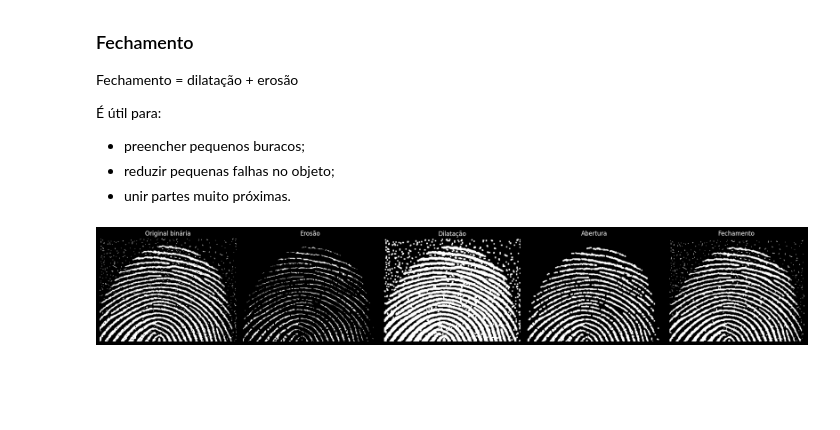
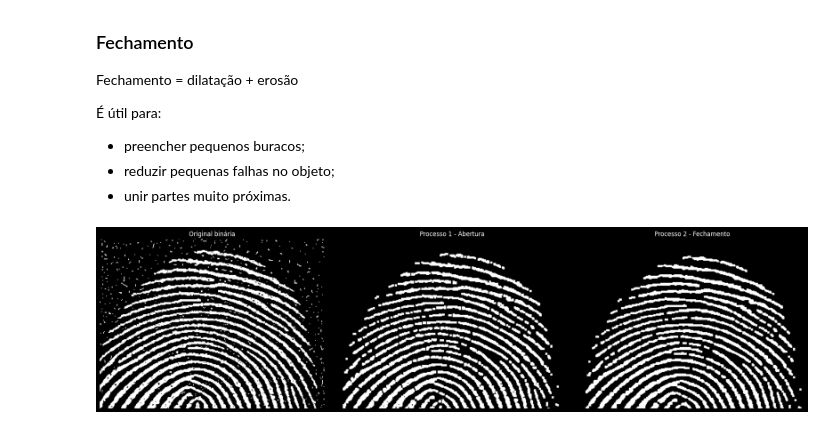
Before and after one commit to pedrxbro/digital-image-processing, a Jupyter notebook: morphological-processing/main.ipynb, the cells around one changed output. Saved outputs shown, nothing was run; the diff lists cells and outputs as text; code cells hidden in the pictures; blank space fills up the shorter version.

```diff
--- a/morphological-processing/main.ipynb
+++ b/morphological-processing/main.ipynb
@@ -188,13 +188,14 @@ def erode_image(binary_image, structuring_element):
 
     return output
 # %%
-image_path = "data/Fig0911(a)(noisy_fingerprint).tif"
+image_path = "data/Fig0905(a)(wirebond-mask).tif"
 
 gray_image = load_grayscale_image(image_path)
 binary_image = to_binary(gray_image, threshold=127)
-structuring_element = create_structuring_element("square", 3)
-image_test = erode_image(binary_image, structuring_element )
+
+structuring_element = create_structuring_element("square", 5)
+eroded_image = erode_image(binary_image, structuring_element)
 
 show_image(gray_image, "Original")
-show_image(image_test, "Teste")
+show_image(eroded_image, "Erosão")
 # %% [output]
@@ -243,12 +248,14 @@ def dilate_image(binary_image, structuring_element):
 
     return output
 # %%
-image_path = "data/Fig0911(a)(noisy_fingerprint).tif"
-
+image_path = "data/Fig0907(a)(text_gaps_1_and_2_pixels).tif"
+gray_image = load_grayscale_image(image_path)
 binary_image = to_binary(gray_image, threshold=127)
 
-structuring_element1 = create_structuring_element("square", 3)
-image_test2 = dilate_image(binary_image, structuring_element1)
-print(binary_image)
-show_image(image_test2, "Teste2")
+
+structuring_element = create_structuring_element("square", 3)
+dilated_image = dilate_image(binary_image, structuring_element)
+
+show_image(gray_image, "Original")
+show_image(dilated_image, "Dilatação")
 # %% [output]
@@ -292,17 +293,20 @@ def close_image(binary_image, structuring_element):
     closed_image = erode_image(dilated_image, structuring_element)
     return closed_image
 # %%
-square_3 = create_structuring_element(shape="square", size=3)
+image_path = "data/Fig0911(a)(noisy_fingerprint).tif"
+gray_image = load_grayscale_image(image_path)
+binary_image = to_binary(gray_image, threshold=127)
 
-eroded_square = erode_image(binary_image, square_3)
-dilated_square = dilate_image(binary_image, square_3)
-opened_square = open_image(binary_image, square_3)
-closed_square = close_image(binary_image, square_3)
+square_3 = create_structuring_element("square", 3)
+
+
+process1 = open_image(binary_image, square_3)
+process2 = close_image(process1, square_3)
 
 compare_images(
-    [binary_image, eroded_square, dilated_square, opened_square, closed_square],
-    ["Original binária", "Erosão", "Dilatação", "Abertura", "Fechamento"],
+    [binary_image, process1, process2],
+    ["Original", "Processo 1 - Abertura", "Processo 2 - Fechamento"],
     figsize=(20, 5)
 )
 # %% [output]
-[figure, old version]
+[figure, new version]
```
Also changed, not shown: parts of 4 cells of this notebook.
